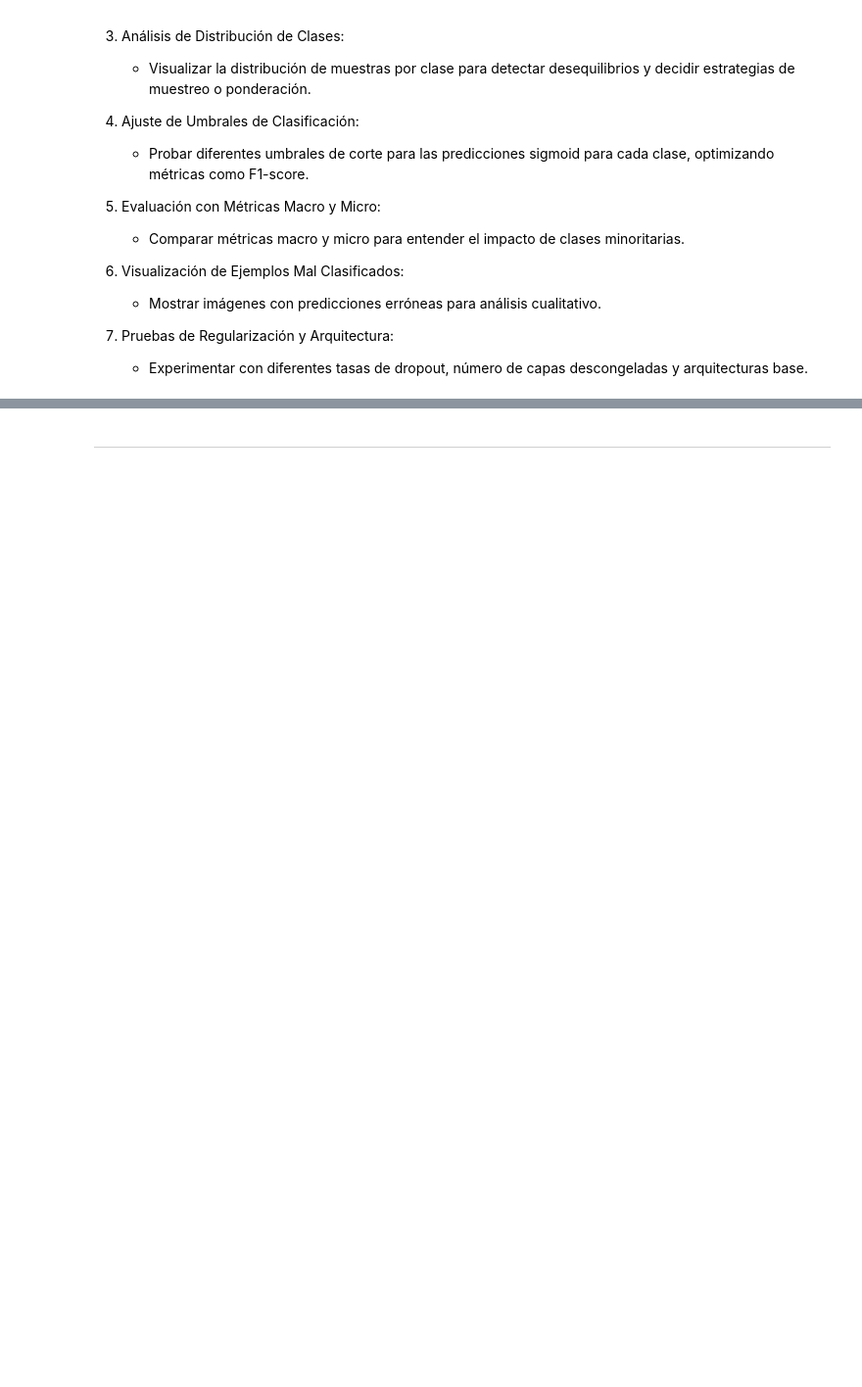
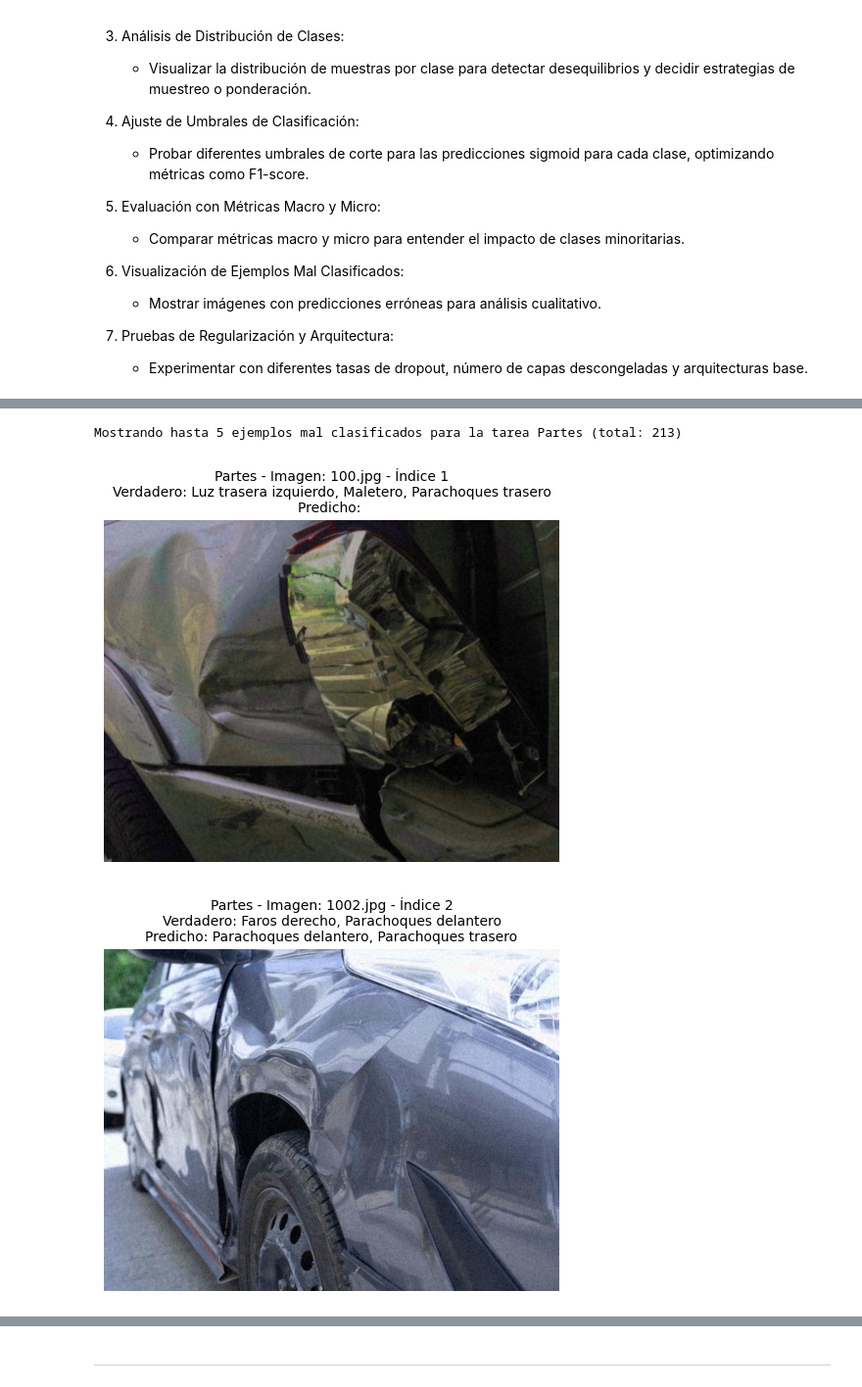
Before and after one commit to ramirezla/DetectarDannosPartesSugerenciasUsandoMultiplesEtiquetasTF_APIs_1500Fotos, a Jupyter notebook: DetectarDannosPartesSugerenciasUsandoMultiplesEtiquetasTF_API_fine_tuning_v2.ipynb, the cells around one changed output, grey strips where cells are left out. Shown at 98% size. Drawn from its saved outputs; the diff is of its cells as text; code cells hidden in the pictures; blank space fills up the shorter version.

```diff
--- a/DetectarDannosPartesSugerenciasUsandoMultiplesEtiquetasTF_API_fine_tuning_v2.ipynb
+++ b/DetectarDannosPartesSugerenciasUsandoMultiplesEtiquetasTF_API_fine_tuning_v2.ipynb
@@ -633,0 +914,7 @@ Para ajustar parámetros y generar visualizaciones que ayuden a mejorar el model
+# %%
+visualize_misclassified_examples(train_df, evaluation_results['true_labels']['partes'], evaluation_results['predictions']['partes'],
+                                 label_to_cls_piezas, "Partes", mlb_partes, max_examples=5)
+# %% [output]
+Mostrando hasta 5 ejemplos mal clasificados para la tarea Partes (total: 213)
+[figure, added]
+[figure, added]
```
Also changed, not shown: parts of 25 cells of this notebook, 3 other files.
